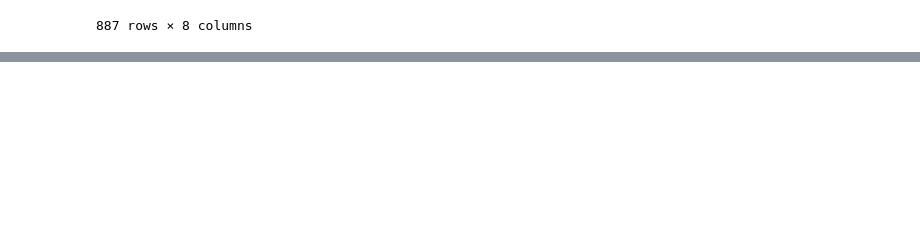
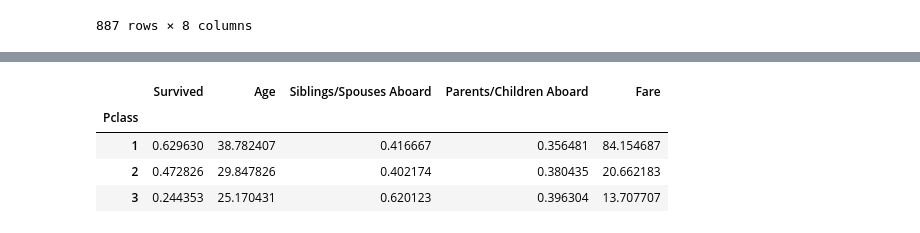
Before and after one commit to ferdinosaurus/basic-machine-learning-AI-INDONESIA, a Jupyter notebook: Pert 1/myPert1.ipynb, the cells around one changed output, grey strips where cells are left out. Saved outputs shown, nothing was run; the diff lists cells and outputs as text; code cells hidden in the pictures; blank space fills up the shorter version.

```diff
--- a/Pert 1/myPert1.ipynb
+++ b/Pert 1/myPert1.ipynb
@@ -20,0 +159,8 @@ data
+# %%
+data_titanic.groupby('Pclass').mean()
+# %% [output]
+|  | Survived | Age | Siblings/Spouses Aboard | Parents/Children Aboard | Fare |
+| Pclass |  |  |  |  |  |
+| 1 | 0.629630 | 38.782407 | 0.416667 | 0.356481 | 84.154687 |
+| 2 | 0.472826 | 29.847826 | 0.402174 | 0.380435 | 20.662183 |
+| 3 | 0.244353 | 25.170431 | 0.620123 | 0.396304 | 13.707707 |
```
Also changed, not shown: parts of 11 cells of this notebook.
